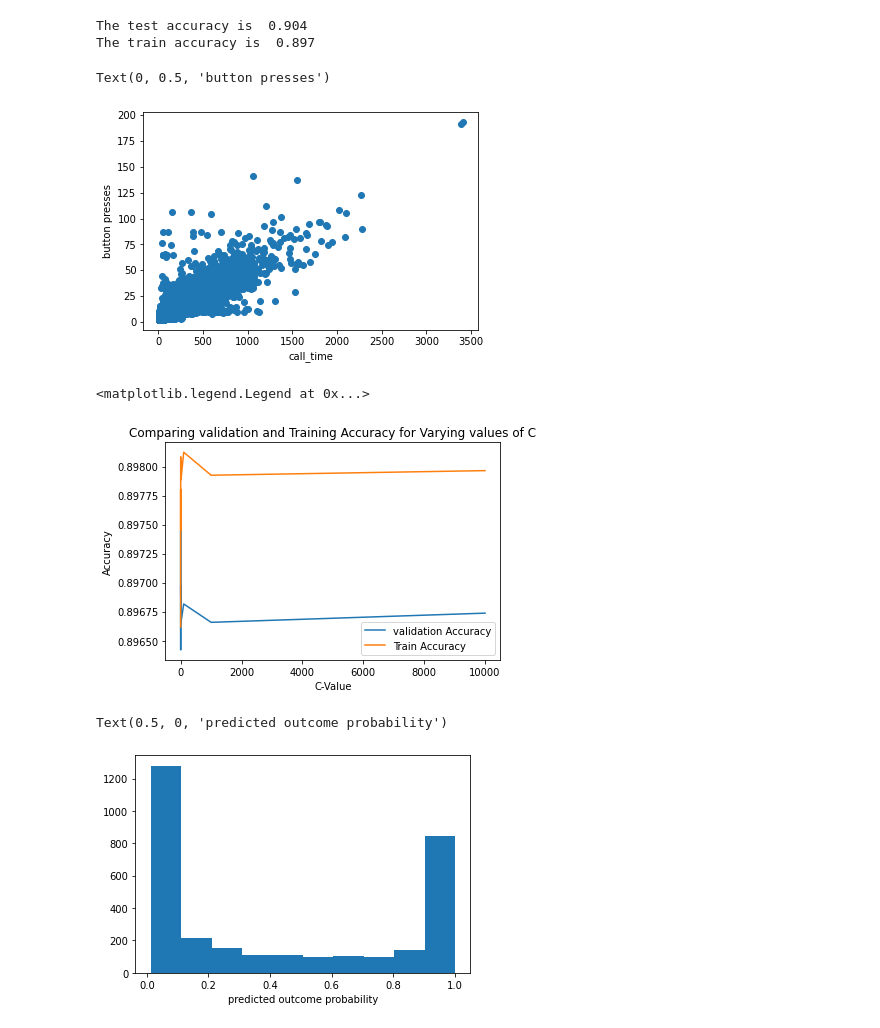
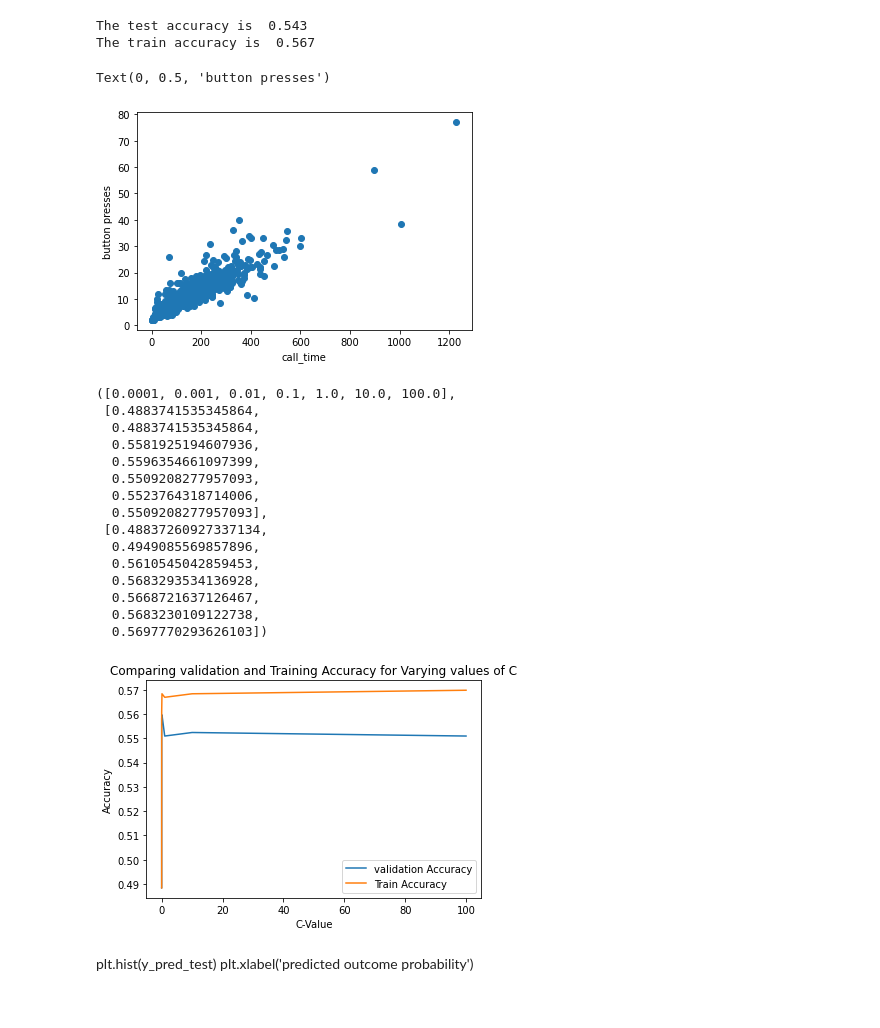
Before and after one commit to benjamin-manning/policy_analysis_exercise_pad, a Jupyter notebook: code/per_call_analysis.ipynb, the cells around one changed output. Drawn from its saved outputs; the diff is of its cells as text; code cells hidden in the pictures.

```diff
--- a/code/per_call_analysis.ipynb
+++ b/code/per_call_analysis.ipynb
@@ -49,4 +52,6 @@ from scipy.stats import norm
 from sklearn.preprocessing import PolynomialFeatures
 # %%
 per_call_df = pd.read_csv('/Users/benjaminmanning/Desktop/PAE/github/data/per_call_df.csv')
+per_call_df = pd.read_csv('/Users/benjaminmanning/Desktop/PAE/github/data/time_fix.csv')
 #per_call_df = per_call_df.sort_values(by='call_time', ascending=False)
+per_call_df
@@ -73,13 +111,15 @@ plt.legend()
 # %%
-x = per_call_df[['call_time','caller_lifetime', 'depth','year','day','noCallsMade', 'last_year','noContentListened']]
+#x = per_call_df[['call_time','caller_lifetime','con_replay', 'depth','year','day','noCallsMade', 'last_year','noContentListened']]
+per_call_df['mean_call'] = per_call_df['mean_call']
+x = per_call_df[['mean_call', 'mean_depth']]
 y = per_call_df['content']
 
 ##Splitting the data into train and test sets with 75% training data and 25% testing data. Set random_state=109
-x_train, x_test, y_train, y_test = train_test_split(x, y, train_size=.8,random_state=109)
+x_train, x_test, y_train, y_test = train_test_split(x, y, train_size=.8)
 x_train_int = PolynomialFeatures(interaction_only=True, include_bias=False).fit_transform(x_train)
 x_test_int = PolynomialFeatures(interaction_only=True, include_bias=False).fit_transform(x_test)
 
 
-
 #x_train = x_train.sort_values(by='call_time')
 #x_test = x_test.sort_values(by='call_time')
+#no_content[['call_time','caller_lifetime', 'depth','year','day','noCallsMade', 'last_year','noContentListened']]
@@ -98,26 +146,27 @@ plt.plot(x_values,y_pred_test, c='g')
 ## Report the $MSE$ and $R^2$ from the training and test sets.
 
 # Test MSE and R-squared
-
-test_accuracy = model.score(x_test_int, y_test)
+model = LogisticRegression()
+model = model.fit(x_train, y_train)
+test_accuracy = model.score(x_test, y_test)
 print(f'The test accuracy is {test_accuracy: .3f}')
 #print(f"The R-squared for the test data is {r2_score(y_test, y_pred_test): .3f}")
 
 # Train MSE and R-squared
-train_accuracy = model.score(x_train_int, y_train)
+train_accuracy = model.score(x_train, y_train)
 print(f'The train accuracy is {train_accuracy: .3f}')
 #print(f"The R-squared for the training data is {r2_score(y_train, y_pred_train): .3f}")
-plt.scatter(x['call_time'],x['depth'])
+plt.scatter(x['mean_call'],x['mean_depth'])
 plt.xlabel('call_time')
 plt.ylabel('button presses')
 # %% [output]
-The test accuracy is  0.904
-The train accuracy is  0.897
+The test accuracy is  0.543
+The train accuracy is  0.567
 Text(0, 0.5, 'button presses')
-[figure, old version]
+[figure, new version]
 # %%
 #getting the c values
-C_list = [1e-4,1e-3,1e-2,1e-1,1e0,1e1,1e2,1e3,1e4]
+C_list = [1e-4,1e-3,1e-2,1e-1,1e0,1e1,1e2]
 val_list = []
 train_list = []
 
@@ -133,20 +182,32 @@ for C in C_list:
 # %%
 #plotting the accuracies
 plt.plot(C_list,val_list, label = 'validation Accuracy')
 plt.plot(C_list,train_list, label = 'Train Accuracy')
 plt.xlabel("C-Value")
 plt.ylabel("Accuracy")
 plt.title('Comparing validation and Training Accuracy for Varying values of C')
 plt.legend()
+C_list,val_list,train_list
 # %% [output]
-<matplotlib.legend.Legend at 0x...>
+([0.0001, 0.001, 0.01, 0.1, 1.0, 10.0, 100.0],
+ [0.4883741535345864,
+  0.4883741535345864,
+  0.5581925194607936,
+  0.5596354661097399,
+  0.5509208277957093,
+  0.5523764318714006,
+  0.5509208277957093],
+ [0.48837260927337134,
+  0.4949085569857896,
+  0.5610545042859453,
+  0.5683293534136928,
+  0.5668721637126467,
+  0.5683230109122738,
+  0.5697770293626103])
-[figure, old version]
+[figure, new version]
-# %%
-plt.hist(y_pred_test)
-plt.xlabel('predicted outcome probability')
-# %% [output]
-Text(0.5, 0, 'predicted outcome probability')
-[figure, removed]
+# %% [markdown]
+plt.hist(y_pred_test)
+plt.xlabel('predicted outcome probability')
 # %%
 model = tf.keras.models.Sequential(name='FCN')
 
```
Also changed, not shown: parts of 27 cells of this notebook, 14 other files.
